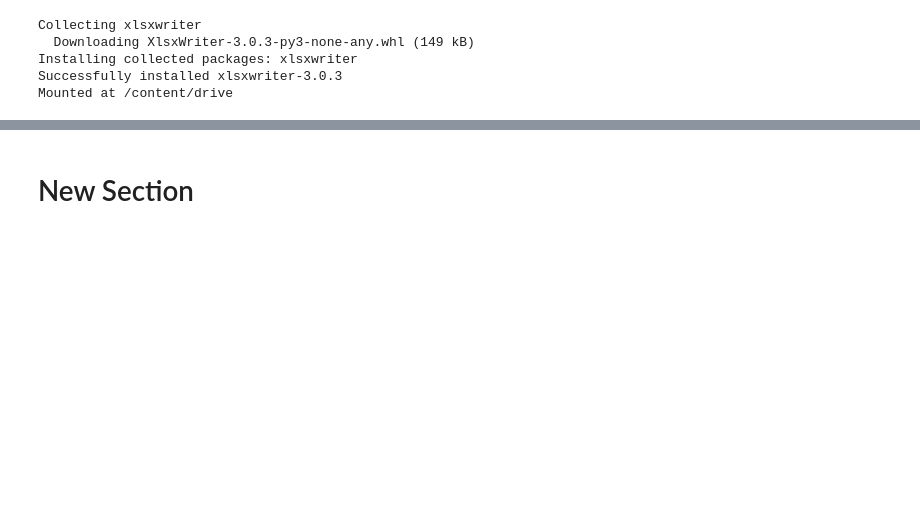
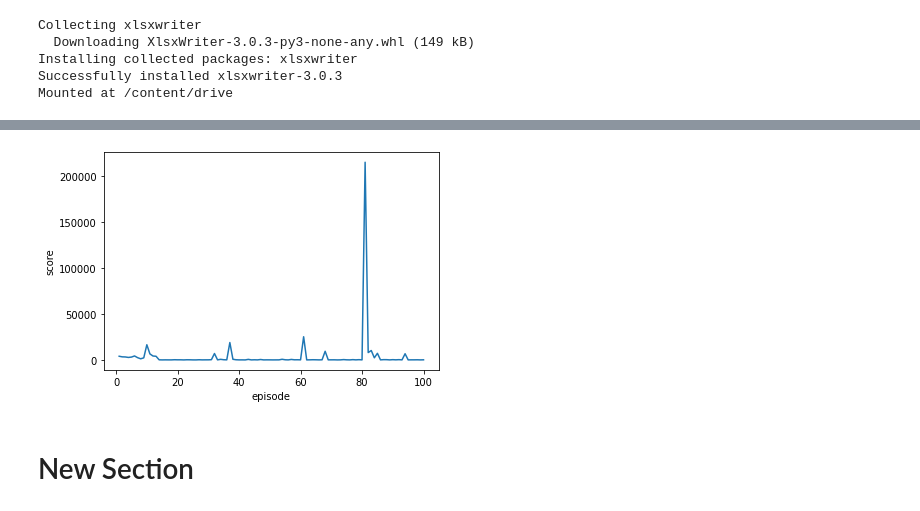
Before and after one commit to cikufa/lateralcontrol_1, a Jupyter notebook: test.ipynb, the cells around one changed output, grey strips where cells are left out. Drawn from its saved outputs; the diff is of its cells as text; code cells hidden in the pictures; blank space fills up the shorter version.

```diff
--- a/test.ipynb
+++ b/test.ipynb
@@ -83,14 +83,14 @@ class Agent:
         self.action = action
         return action #cast tensor to numpy(openAI gym doesnt take tensor)
 
-    def save_models(self):
-        #print('... saving models ...')
-        self.actor.save_weights(self.actor.checkpoint_file)
-        self.critic.save_weights(self.critic.checkpoint_file)
-    def load_models(self):
-        print('... loading models ...')
-        self.actor.load_weights(self.actor.checkpoint_file)
-        self.critic.load_weights(self.critic.checkpoint_file)
+    # def save_models(self):
+    #     #print('... saving models ...')
+    #     self.actor.save_weights(self.actor.checkpoint_file)
+    #     self.critic.save_weights(self.critic.checkpoint_file)
+    # def load_models(self):
+    #     print('... loading models ...')
+    #     self.actor.load_weights(self.actor.checkpoint_file)
+    #     self.critic.load_weights(self.critic.checkpoint_file)
 
     def learn(self, state, reward, state_,done):
         #print("state before ")
@@ -370,5 +370,4 @@ class lateralenv:
 # %%
-
 import warnings
 warnings.filterwarnings("ignore")
 
@@ -376,7 +375,7 @@ warnings.filterwarnings("ignore")
 agent = Agent(layer1_dim=128, layer2_dim=64, n_actions=2, alpha_A=0.0003, alpha_C=0.005, gamma=0.99)
 n_episodes = 100
 data_length= 30000
-ep_length = int(data_length/n_episodes) #500
+ep_length = int(data_length/n_episodes) #300
 roadfile = 'drive/MyDrive/RL_lane_following_debug/RealRoad1.csv'
 #env = lateralenv(roadfile, data_length, n_episodes, ep_length)
 env = lateralenv(roadfile, data_length, n_episodes, ep_length)
@@ -384,18 +383,23 @@ env = lateralenv(roadfile, data_length, n_episodes, ep_length)
 score_history = []
 best_score = 0 #reward = 1/positive > 0 -> min score =0
 load_checkpoint = False
-if load_checkpoint:
-    agent.load_models()
+# if load_checkpoint:
+#     agent.load_models()
 
 #data_path= os.path.join(os.path.abspath(os.getcwd()), "/Road Samples")
 workbook = xlsxwriter.Workbook('drive/MyDrive/RL_lane_following_debug/log.xlsx')
 log = workbook.add_worksheet("ep_per_ep")
 log.write(0,0,"ep / step")
-log.write(0,1,"actor loss")
-log.write(0,2,"critic loss")
-log.write(0,3,"reward")
-log.write(0,4,"distance")
-log.write(0,5,"angle_diff")
+# log.write(0,1,"actor loss")
+# log.write(0,2,"critic loss")
+log.write(0,3,"vy")
+log.write(0,4,"point")
+log.write(0,5,"distance")
+log.write(0,6,"angle_diff")
+log.write(0,7,"road derivative")
+log.write(0,8,"psi")
+log.write(0,9,"reward")
+log.write(0,10,"point dist_diff +  preview point dist_diff + action")
 
 #training________________________________________________________________________________________
 cnt=0
@@ -406,7 +410,7 @@ for ep in range(1, n_episodes+1):
     #data_chunk = env.data[episode_length * i:episode_length * (i+1) , :]
     score=0
     al = []; cl=[]; rewards=[]
-    state, point = env.reset() #(1,2)
+    state = env.reset() #(1,2)
     #for j in range(2):
     j=0
     states_=[]
@@ -417,7 +421,7 @@ for ep in range(1, n_episodes+1):
         #assert action != act_buffer , "equal actions !!"
         act_buffer= action
 
-        point_, state_, reward, Done = env.step(point, action,j)
+        newvars, state_, reward,reward_calc, Done = env.step(action,j)
         #print("reward", reward)
         states_.append(state_)
 
@@ -428,15 +432,22 @@ for ep in range(1, n_episodes+1):
         closs, aloss, grad1= agent.learn(state, reward, state_, Done)
         #log
         log.write((ep-1)*ep_length + j+1, 0, f"{ep} / {j}")
-        log.write((ep-1)*ep_length + j+1, 1, str(closs))
-        log.write((ep-1)*ep_length + j+1, 2, str(aloss))
-        log.write((ep-1)*ep_length + j+1, 3, reward)
-        log.write((ep-1)*ep_length + j+1, 4, state_[0])
-        log.write((ep-1)*ep_length + j+1, 5, state_[1])
+        # log.write((ep-1)*ep_length + j+1, 1, str(closs))
+        # log.write((ep-1)*ep_length + j+1, 2, str(aloss))
+        log.write((ep-1)*ep_length + j+1, 3, newvars[0])
+        log.write((ep-1)*ep_length + j+1, 4, str(newvars[2:4]))
+        log.write((ep-1)*ep_length + j+1, 5, state_[0])
+        log.write((ep-1)*ep_length + j+1, 6, state_[1])
+        log.write((ep-1)*ep_length + j+1, 7, np.cos(newvars[2]/200)[0]/4)
+        log.write((ep-1)*ep_length + j+1, 8, newvars[-1])
+        log.write((ep-1)*ep_length + j+1, 9, reward)
+        log.write((ep-1)*ep_length + j+1, 10, reward_calc)
+
+
         #log.write((ep-1)*ep_length + j+1, 6, int(grad1))
 
         state = state_
-        point = point_
+        #point = point_
         j+=1 #step counter
         #print(state_)
 
@@ -460,8 +471,8 @@ for ep in range(1, n_episodes+1):
     avg_score = np.mean(score_history[-100:])
     if avg_score > best_score:
         best_score = avg_score
-        if not load_checkpoint:
-            agent.save_models()
+        # if not load_checkpoint:
+        #     agent.save_models()
     if (ep%1==0):
         print('episode ', ep, 'score' ,score, 'avg_score' ,avg_score, 'reward', reward)
         env.render(ep, score)
@@ -497,3 +508,4 @@ episode  74 score -96.4579442017166 avg_score -149.74063065555876 reward -0.1370
+[figure, added]
 # %% [markdown]
 # New Section
 # %%
```
Also changed, not shown: parts of 5 cells of this notebook.
